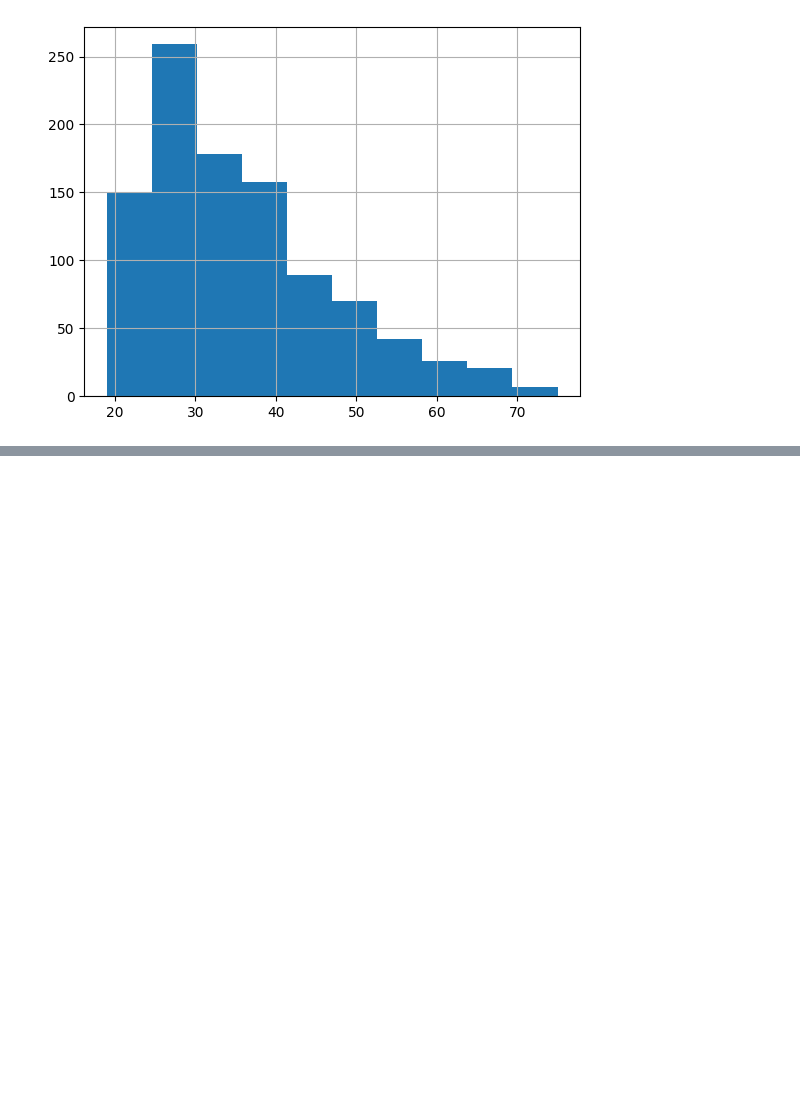
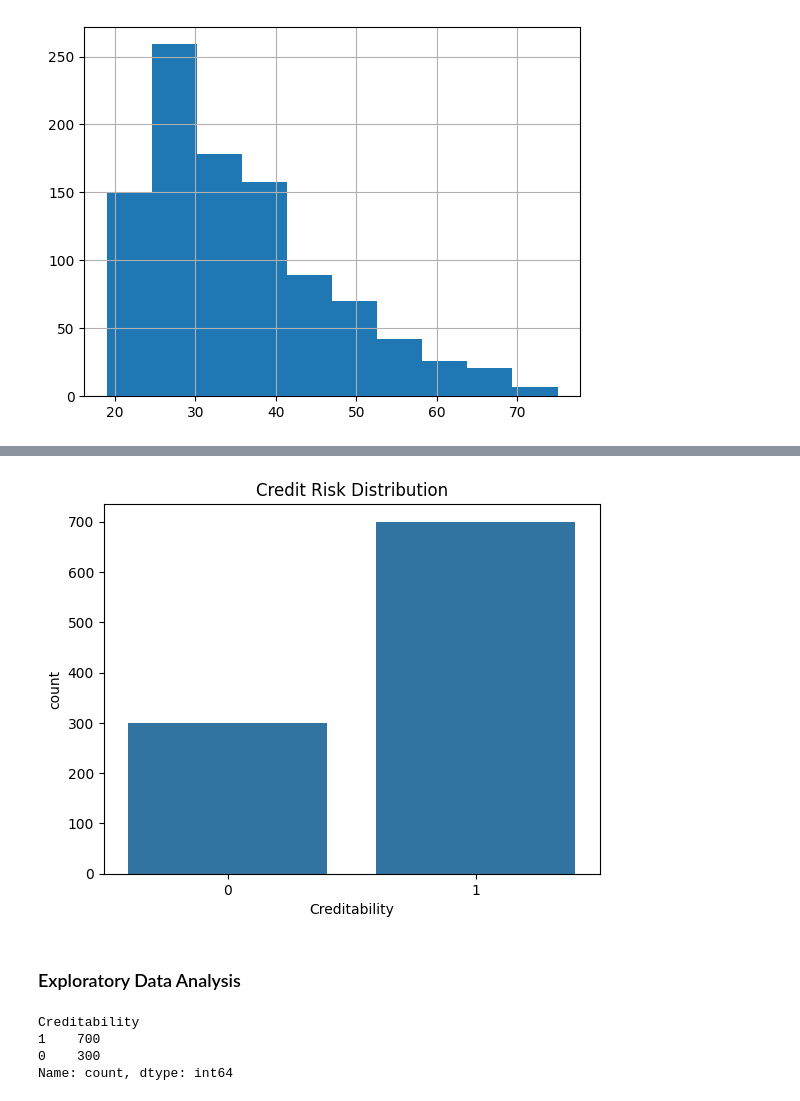
Before and after one commit to BabkenInants/BankRiskManagment, a Jupyter notebook: sample.ipynb, the cells around one changed output, grey strips where cells are left out. Saved outputs shown, nothing was run; the diff lists cells and outputs as text; code cells hidden in the pictures; blank space fills up the shorter version.

Commit message:
Data Preprocessing

```diff
--- a/sample.ipynb
+++ b/sample.ipynb
@@ -138,0 +139,15 @@ df["Credit_Amount"].hist()
+# %%
+sns.countplot(x="Creditability", data=df)
+plt.title("Credit Risk Distribution")
+plt.show()
+# %% [output]
+[figure, added]
+# %% [markdown]
+### Exploratory Data Analysis
+# %%
+df["Creditability"].value_counts()
+# %% [output]
+Creditability
+1    700
+0    300
+Name: count, dtype: int64
```
Also changed, not shown: parts of 17 cells of this notebook.
